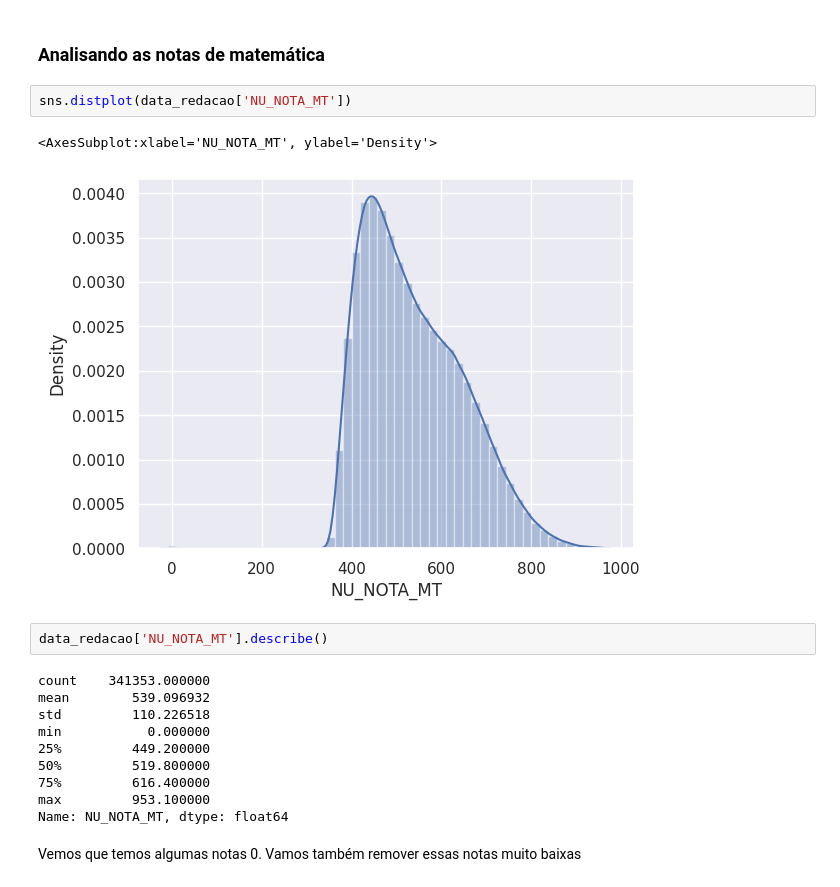
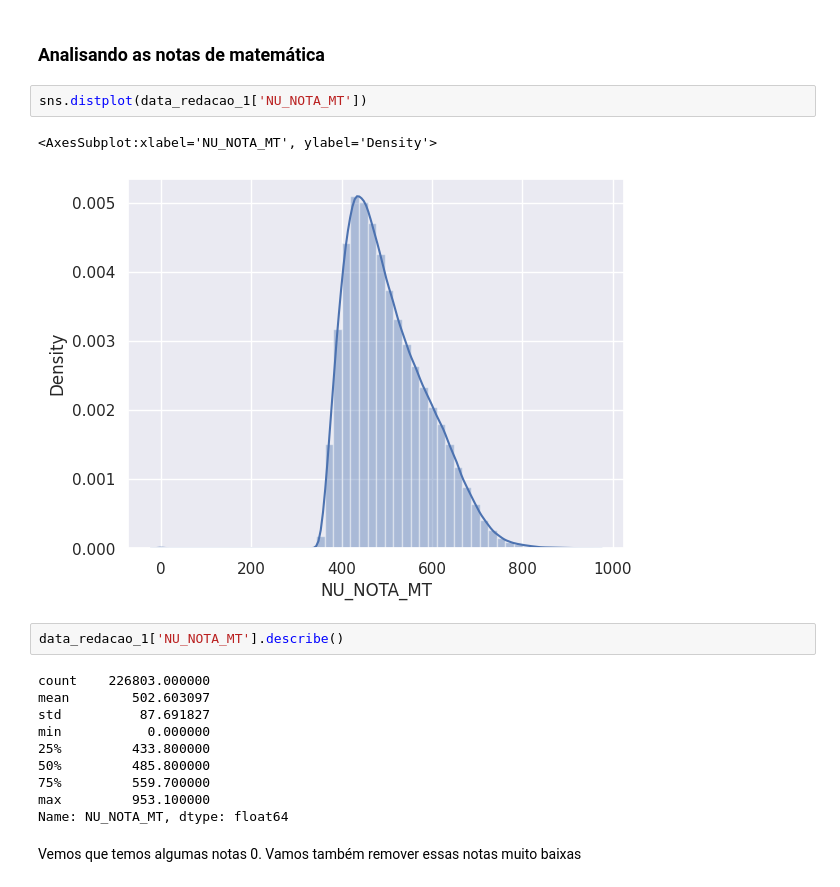
Before and after one commit to marcusfortes/projeto-final-bgds-marcus-fortes, a Jupyter notebook: trabalho_final.ipynb, the cells around one changed output. Cells and saved outputs as stored; diff of their text form.

```diff
--- a/trabalho_final.ipynb
+++ b/trabalho_final.ipynb
@@ -364,20 +360,20 @@ sns.histplot(data_redacao_1['NU_NOTA_REDACAO'])
 # %% [markdown]
 <h3>Analisando as notas de matemática</h3>
 # %%
-sns.distplot(data_redacao['NU_NOTA_MT'])
+sns.distplot(data_redacao_1['NU_NOTA_MT'])
 # %% [output]
 <AxesSubplot:xlabel='NU_NOTA_MT', ylabel='Density'>
-[figure, old version]
+[figure, new version]
 # %%
-data_redacao['NU_NOTA_MT'].describe()
+data_redacao_1['NU_NOTA_MT'].describe()
 # %% [output]
-count    341353.000000
-mean        539.096932
-std         110.226518
+count    226803.000000
+mean        502.603097
+std          87.691827
 min           0.000000
-25%         449.200000
-50%         519.800000
-75%         616.400000
+25%         433.800000
+50%         485.800000
+75%         559.700000
 max         953.100000
 Name: NU_NOTA_MT, dtype: float64
 # %% [markdown]
```
Also changed, not shown: parts of 26 cells of this notebook.
